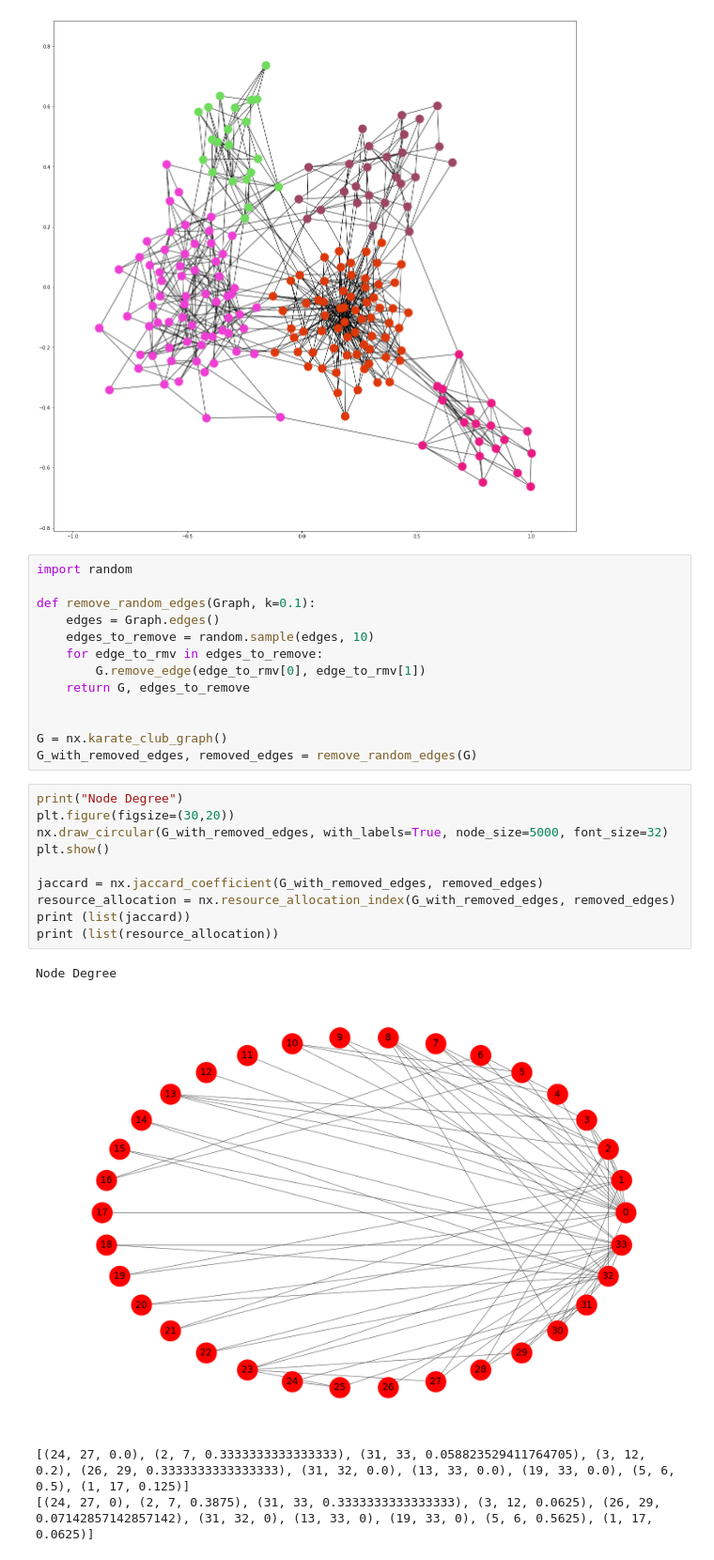
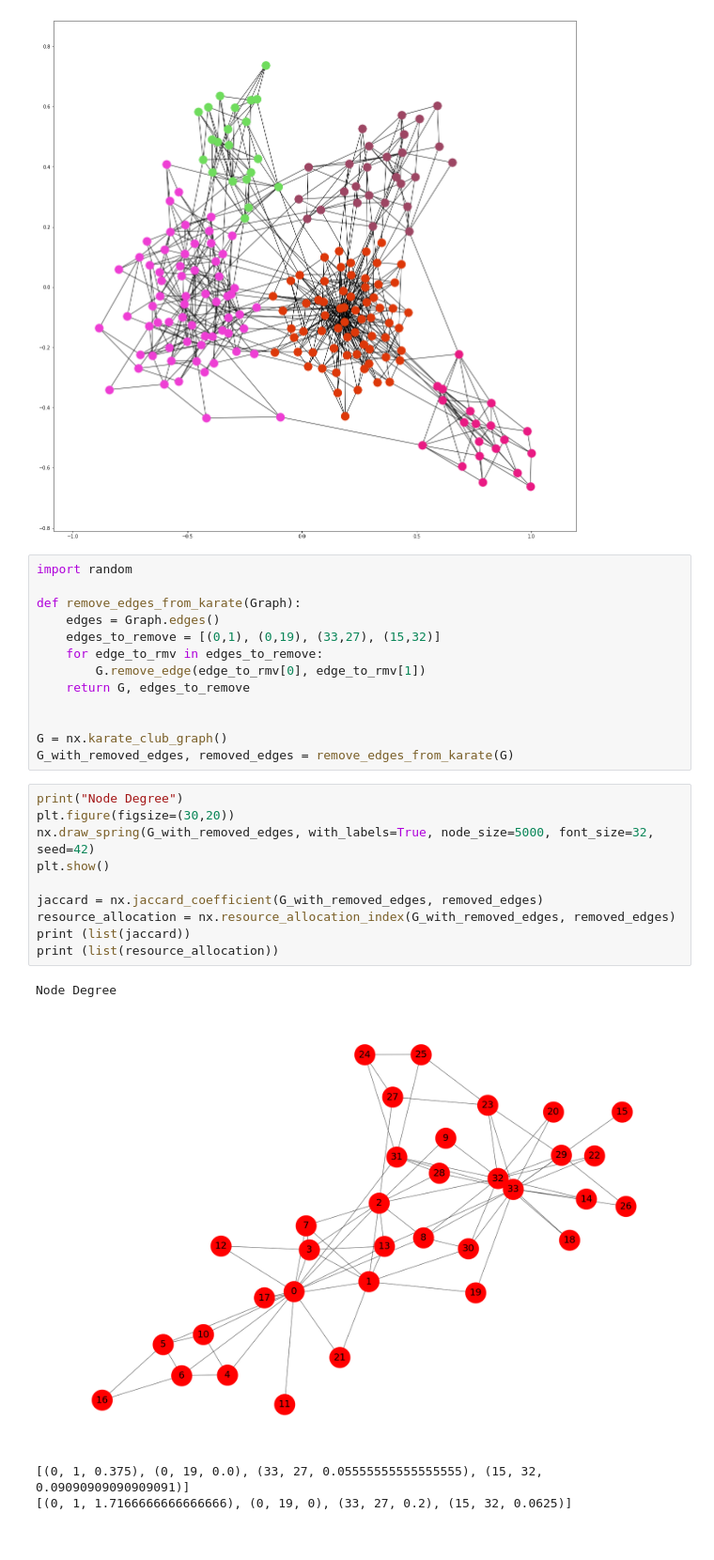
Before and after one commit to grzegorzborkowski/networkx-tutorial, a Jupyter notebook: NetworkX.ipynb, the cells around one changed output. Shown at 94% size. Drawn from its saved outputs; the diff is of its cells as text.

Commit message:
Update karate link prediction

```diff
--- a/NetworkX.ipynb
+++ b/NetworkX.ipynb
@@ -242,28 +242,28 @@ plt.show()
 # %%
 import random
 
-def remove_random_edges(Graph, k=0.1):
+def remove_edges_from_karate(Graph):
     edges = Graph.edges()
-    edges_to_remove = random.sample(edges, 10)
+    edges_to_remove = [(0,1), (0,19), (33,27), (15,32)]
     for edge_to_rmv in edges_to_remove:
         G.remove_edge(edge_to_rmv[0], edge_to_rmv[1])
     return G, edges_to_remove
 
 
 G = nx.karate_club_graph()
-G_with_removed_edges, removed_edges = remove_random_edges(G)
+G_with_removed_edges, removed_edges = remove_edges_from_karate(G)
 # %%
 print("Node Degree")
 plt.figure(figsize=(30,20))
-nx.draw_circular(G_with_removed_edges, with_labels=True, node_size=5000, font_size=32)
+nx.draw_spring(G_with_removed_edges, with_labels=True, node_size=5000, font_size=32, seed=42)
 plt.show()
 
 jaccard = nx.jaccard_coefficient(G_with_removed_edges, removed_edges)
 resource_allocation = nx.resource_allocation_index(G_with_removed_edges, removed_edges)
 print (list(jaccard))
 print (list(resource_allocation))
 # %% [output]
 Node Degree
-[figure, old version]
+[figure, new version]
-[(24, 27, 0.0), (2, 7, 0.3333333333333333), (31, 33, 0.058823529411764705), (3, 12, 0.2), (26, 29, 0.3333333333333333), (31, 32, 0.0), (13, 33, 0.0), (19, 33, 0.0), (5, 6, 0.5), (1, 17, 0.125)]
-[(24, 27, 0), (2, 7, 0.3875), (31, 33, 0.3333333333333333), (3, 12, 0.0625), (26, 29, 0.07142857142857142), (31, 32, 0), (13, 33, 0), (19, 33, 0), (5, 6, 0.5625), (1, 17, 0.0625)]
+[(0, 1, 0.375), (0, 19, 0.0), (33, 27, 0.05555555555555555), (15, 32, 0.09090909090909091)]
+[(0, 1, 1.7166666666666666), (0, 19, 0), (33, 27, 0.2), (15, 32, 0.0625)]
```
